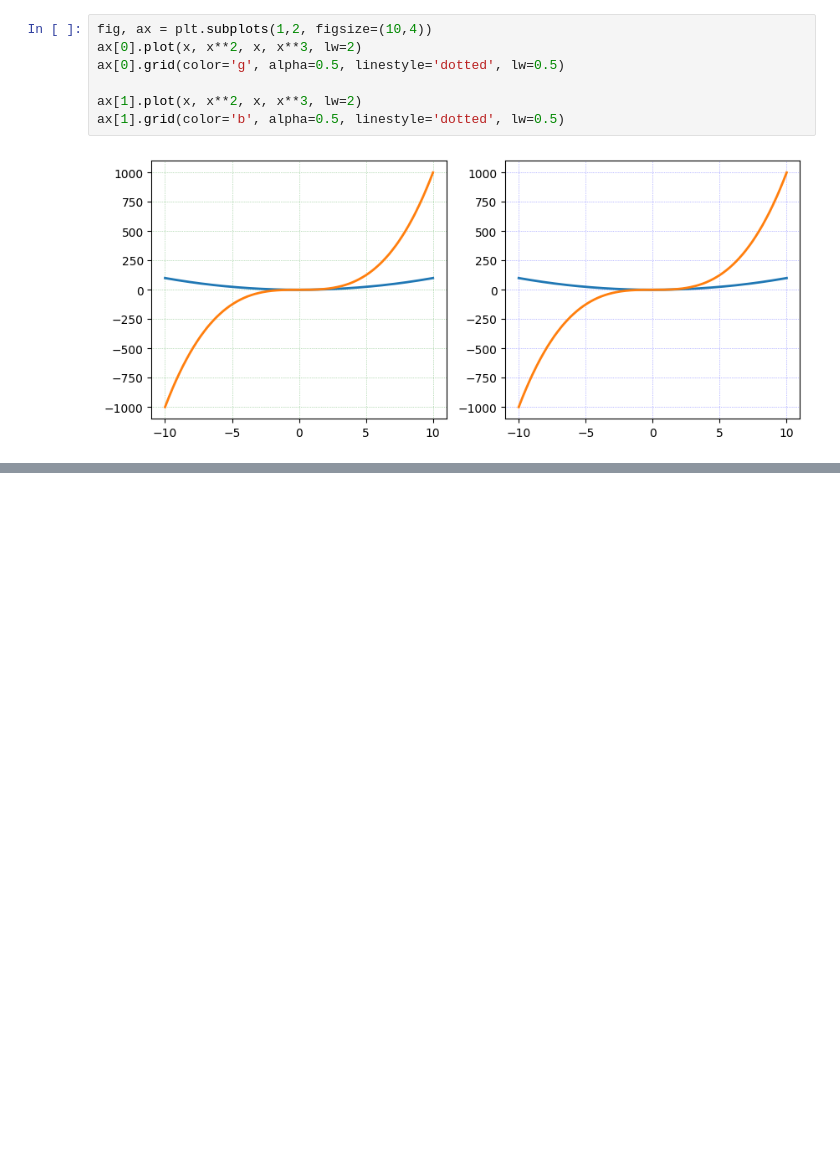
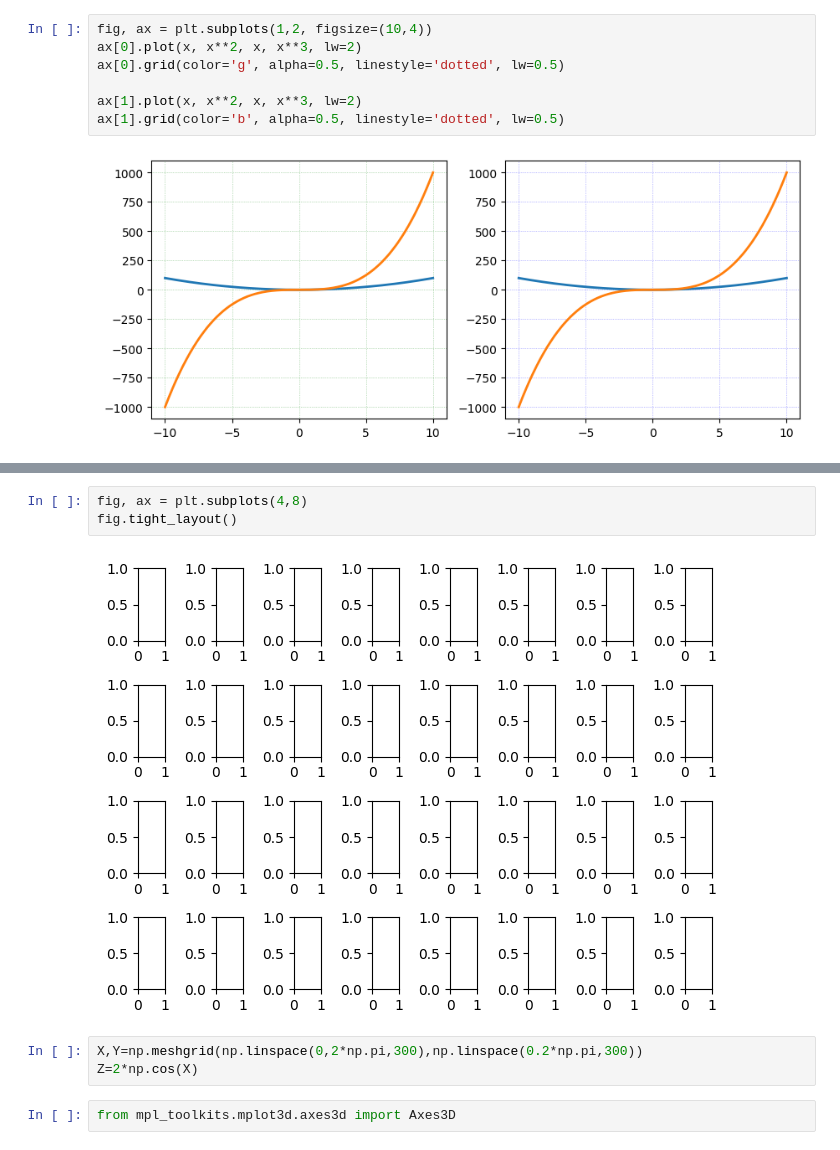
Before and after one commit to suhailphotos/houdiniUtils, a Jupyter notebook: houdiniutils/dataPlotKit/matplotlib_advanced.ipynb, the cells around one changed output, grey strips where cells are left out. Saved outputs shown, nothing was run; the diff lists cells and outputs as text; blank space fills up the shorter version.

```diff
--- a/houdiniutils/dataPlotKit/matplotlib_advanced.ipynb
+++ b/houdiniutils/dataPlotKit/matplotlib_advanced.ipynb
@@ -51,0 +70,10 @@ ax[1].grid(color='b', alpha=0.5, linestyle='dotted', lw=0.5)
+# %%
+fig, ax = plt.subplots(4,8)
+fig.tight_layout()
+# %% [output]
+[figure, added]
+# %%
+X,Y=np.meshgrid(np.linspace(0,2*np.pi,300),np.linspace(0.2*np.pi,300))
+Z=2*np.cos(X)
+# %%
+from mpl_toolkits.mplot3d.axes3d import Axes3D
```
Also changed, not shown: parts of 4 cells of this notebook, 1 other file.
